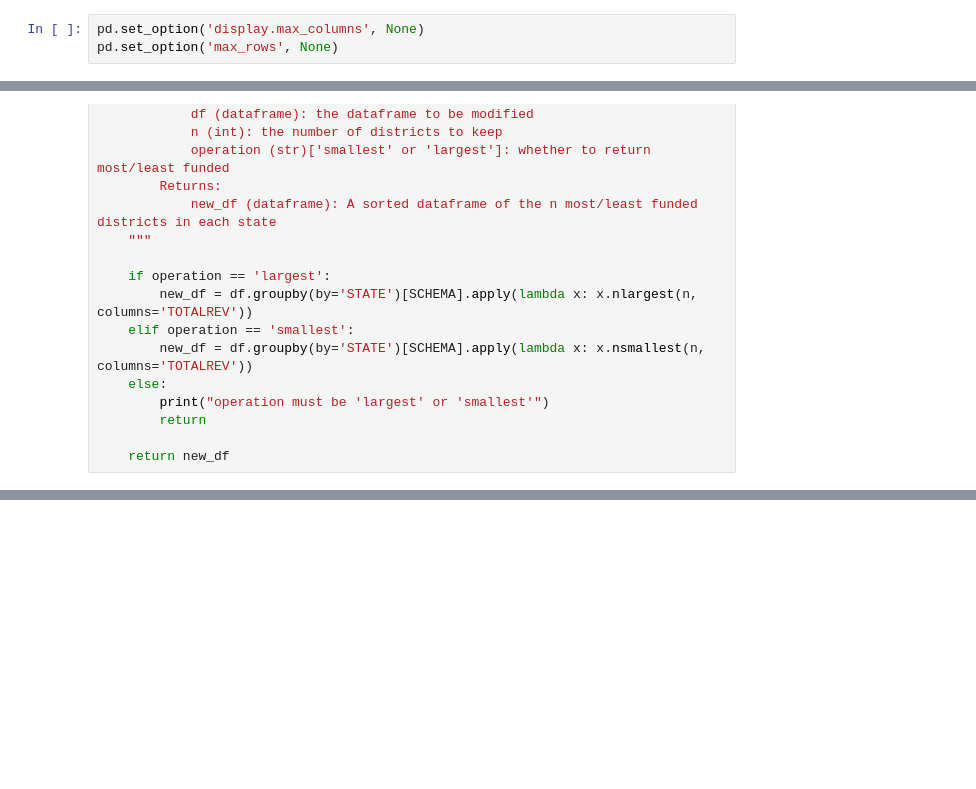
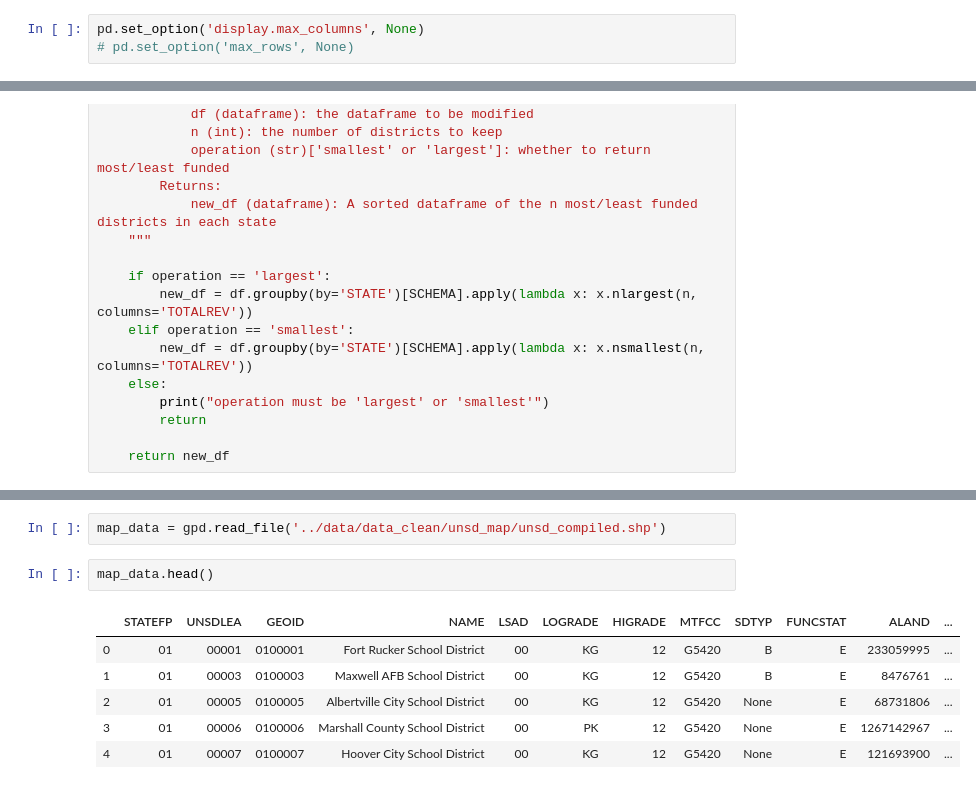
Before and after one commit to jamu0075/US-Education-Project, a Jupyter notebook: EDA/eda.ipynb, the cells around one changed output, grey strips where cells are left out. Drawn from its saved outputs; the diff is of its cells as text; blank space fills up the shorter version.

Commit message:
successfully imported us school district shp files into geopandas df. Began cleaning dataframe district names for a direct link between data and mapping.

```diff
--- a/EDA/eda.ipynb
+++ b/EDA/eda.ipynb
@@ -7,7 +8,7 @@ import numpy as np
 import matplotlib.pyplot as plt
 # %%
 pd.set_option('display.max_columns', None)
-pd.set_option('max_rows', None)
+# pd.set_option('max_rows', None)
 # %%
 CLEAN_PATH = '../data/data_clean/us_school_districts.csv'
 
@@ -92,0 +87,11 @@ df_2016[df_2016.NAME.str.lower().str.contains('ozark', regex=False)]
+# %%
+map_data = gpd.read_file('../data/data_clean/unsd_map/unsd_compiled.shp')
+# %%
+map_data.head()
+# %% [output]
+|  | STATEFP | UNSDLEA | GEOID | NAME | LSAD | LOGRADE | HIGRADE | MTFCC | SDTYP | FUNCSTAT | ALAND | ... |
+| 0 | 01 | 00001 | 0100001 | Fort Rucker School District | 00 | KG | 12 | G5420 | B | E | 233059995 | ... |
+| 1 | 01 | 00003 | 0100003 | Maxwell AFB School District | 00 | KG | 12 | G5420 | B | E | 8476761 | ... |
+| 2 | 01 | 00005 | 0100005 | Albertville City School District | 00 | KG | 12 | G5420 | None | E | 68731806 | ... |
+| 3 | 01 | 00006 | 0100006 | Marshall County School District | 00 | PK | 12 | G5420 | None | E | 1267142967 | ... |
+| 4 | 01 | 00007 | 0100007 | Hoover City School District | 00 | KG | 12 | G5420 | None | E | 121693900 | ... |
```
Also changed, not shown: parts of 6 cells of this notebook.
